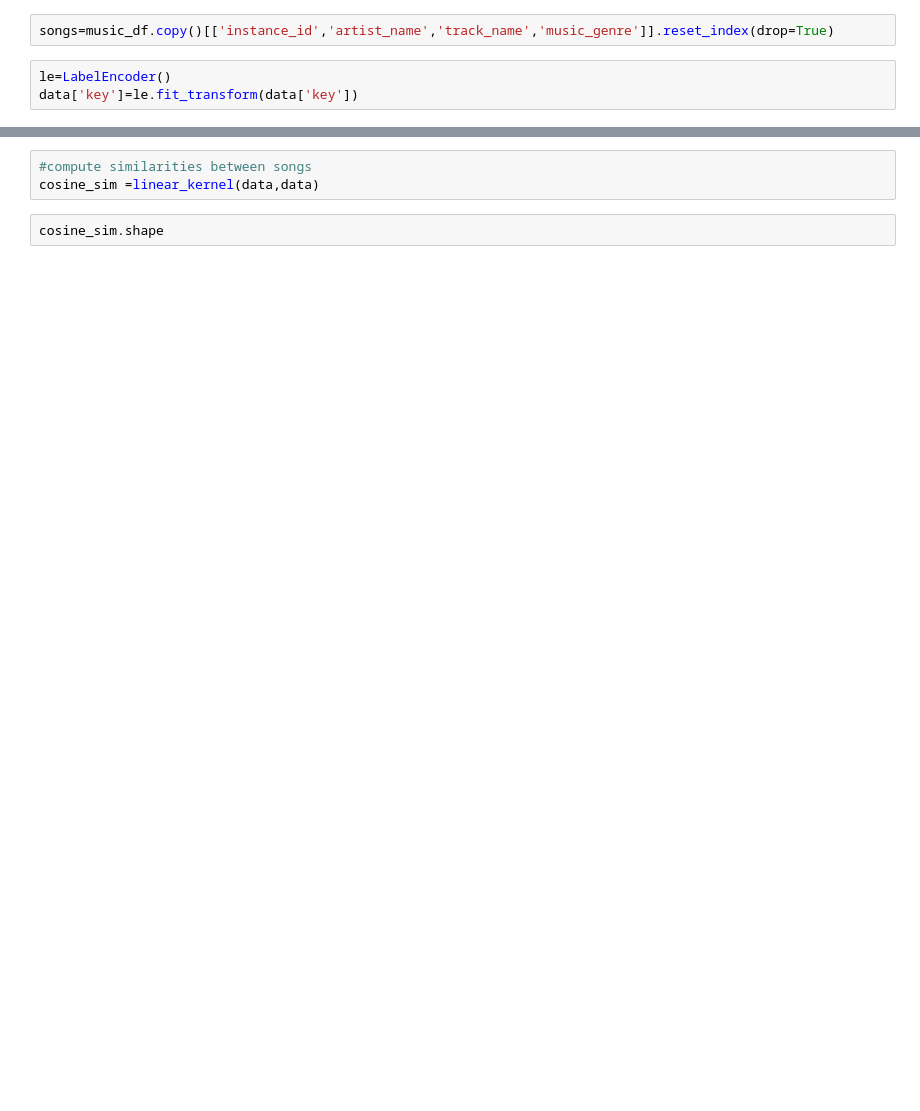
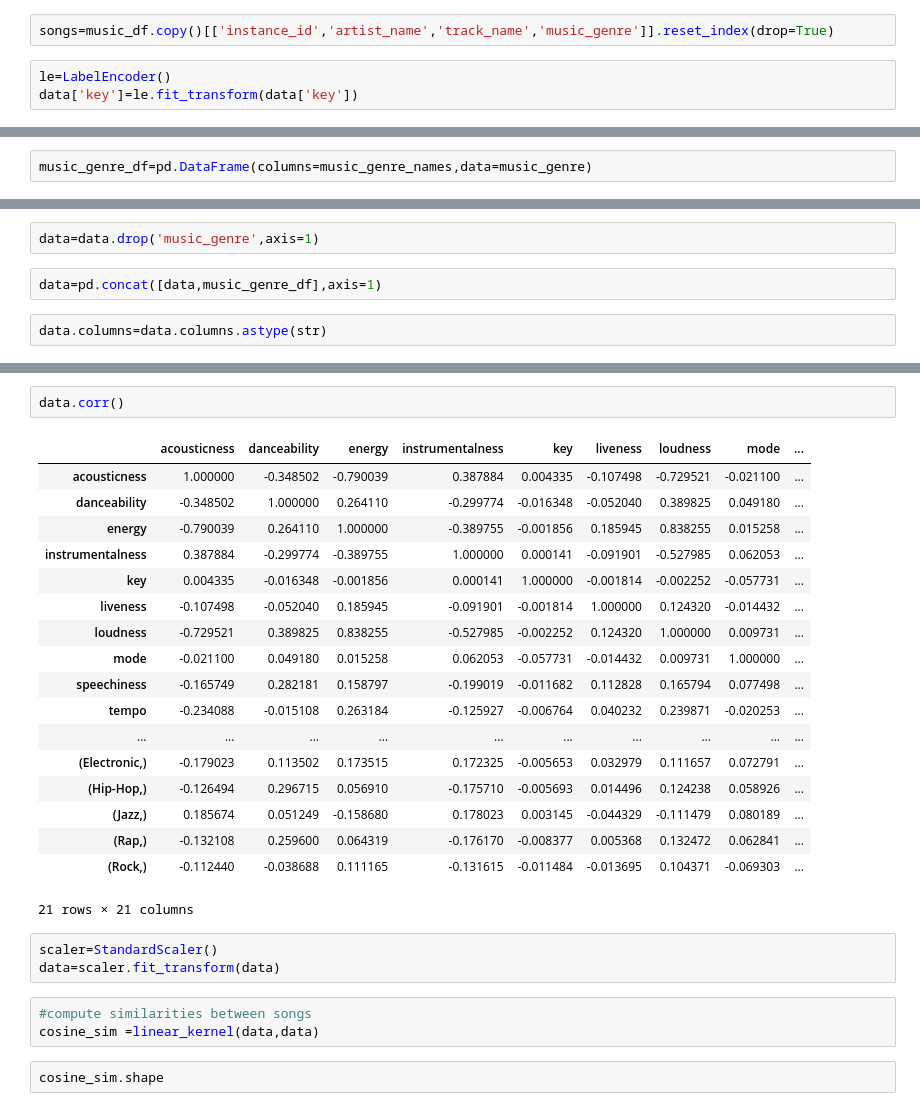
Before and after one commit to tristanpadiou/kaggle-music-genre-nn, a Jupyter notebook: music_recomendation_data.ipynb, the cells around one changed output, grey strips where cells are left out. Saved outputs shown, nothing was run; the diff lists cells and outputs as text; blank space fills up the shorter version.

```diff
--- a/music_recomendation_data.ipynb
+++ b/music_recomendation_data.ipynb
@@ -56,0 +67,2 @@ data['music_genre']=le.fit_transform(data['music_genre'])
+# %%
+music_genre_df=pd.DataFrame(columns=music_genre_names,data=music_genre)
@@ -56,0 +85,6 @@ data['music_genre']=le.fit_transform(data['music_genre'])
+# %%
+data=data.drop('music_genre',axis=1)
+# %%
+data=pd.concat([data,music_genre_df],axis=1)
+# %%
+data.columns=data.columns.astype(str)
@@ -57,3 +123,27 @@ data['music_genre']=le.fit_transform(data['music_genre'])
+# %%
+data.corr()
+# %% [output]
+|  | acousticness | danceability | energy | instrumentalness | key | liveness | loudness | mode | ... |
+| acousticness | 1.000000 | -0.348502 | -0.790039 | 0.387884 | 0.004335 | -0.107498 | -0.729521 | -0.021100 | ... |
+| danceability | -0.348502 | 1.000000 | 0.264110 | -0.299774 | -0.016348 | -0.052040 | 0.389825 | 0.049180 | ... |
+| energy | -0.790039 | 0.264110 | 1.000000 | -0.389755 | -0.001856 | 0.185945 | 0.838255 | 0.015258 | ... |
+| instrumentalness | 0.387884 | -0.299774 | -0.389755 | 1.000000 | 0.000141 | -0.091901 | -0.527985 | 0.062053 | ... |
+| key | 0.004335 | -0.016348 | -0.001856 | 0.000141 | 1.000000 | -0.001814 | -0.002252 | -0.057731 | ... |
+| liveness | -0.107498 | -0.052040 | 0.185945 | -0.091901 | -0.001814 | 1.000000 | 0.124320 | -0.014432 | ... |
+| loudness | -0.729521 | 0.389825 | 0.838255 | -0.527985 | -0.002252 | 0.124320 | 1.000000 | 0.009731 | ... |
+| mode | -0.021100 | 0.049180 | 0.015258 | 0.062053 | -0.057731 | -0.014432 | 0.009731 | 1.000000 | ... |
+| speechiness | -0.165749 | 0.282181 | 0.158797 | -0.199019 | -0.011682 | 0.112828 | 0.165794 | 0.077498 | ... |
+| tempo | -0.234088 | -0.015108 | 0.263184 | -0.125927 | -0.006764 | 0.040232 | 0.239871 | -0.020253 | ... |
+| ... | ... | ... | ... | ... | ... | ... | ... | ... | ... |
+| (Electronic,) | -0.179023 | 0.113502 | 0.173515 | 0.172325 | -0.005653 | 0.032979 | 0.111657 | 0.072791 | ... |
+| (Hip-Hop,) | -0.126494 | 0.296715 | 0.056910 | -0.175710 | -0.005693 | 0.014496 | 0.124238 | 0.058926 | ... |
+| (Jazz,) | 0.185674 | 0.051249 | -0.158680 | 0.178023 | 0.003145 | -0.044329 | -0.111479 | 0.080189 | ... |
+| (Rap,) | -0.132108 | 0.259600 | 0.064319 | -0.176170 | -0.008377 | 0.005368 | 0.132472 | 0.062841 | ... |
+| (Rock,) | -0.112440 | -0.038688 | 0.111165 | -0.131615 | -0.011484 | -0.013695 | 0.104371 | -0.069303 | ... |
+21 rows × 21 columns
+# %%
+scaler=StandardScaler()
+data=scaler.fit_transform(data)
 # %%
 #compute similarities between songs
 cosine_sim =linear_kernel(data,data)
```
Also changed, not shown: parts of 23 cells of this notebook.
